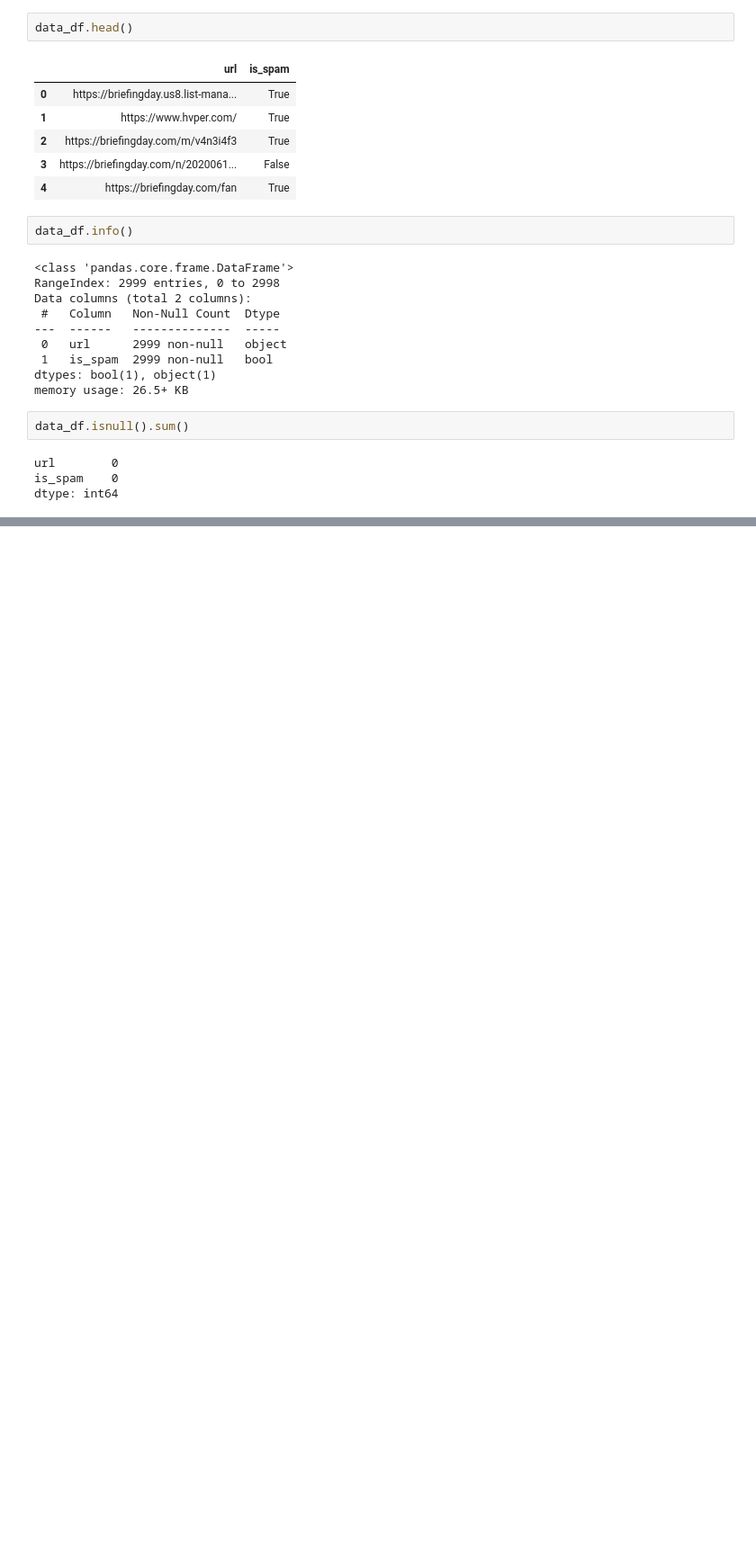
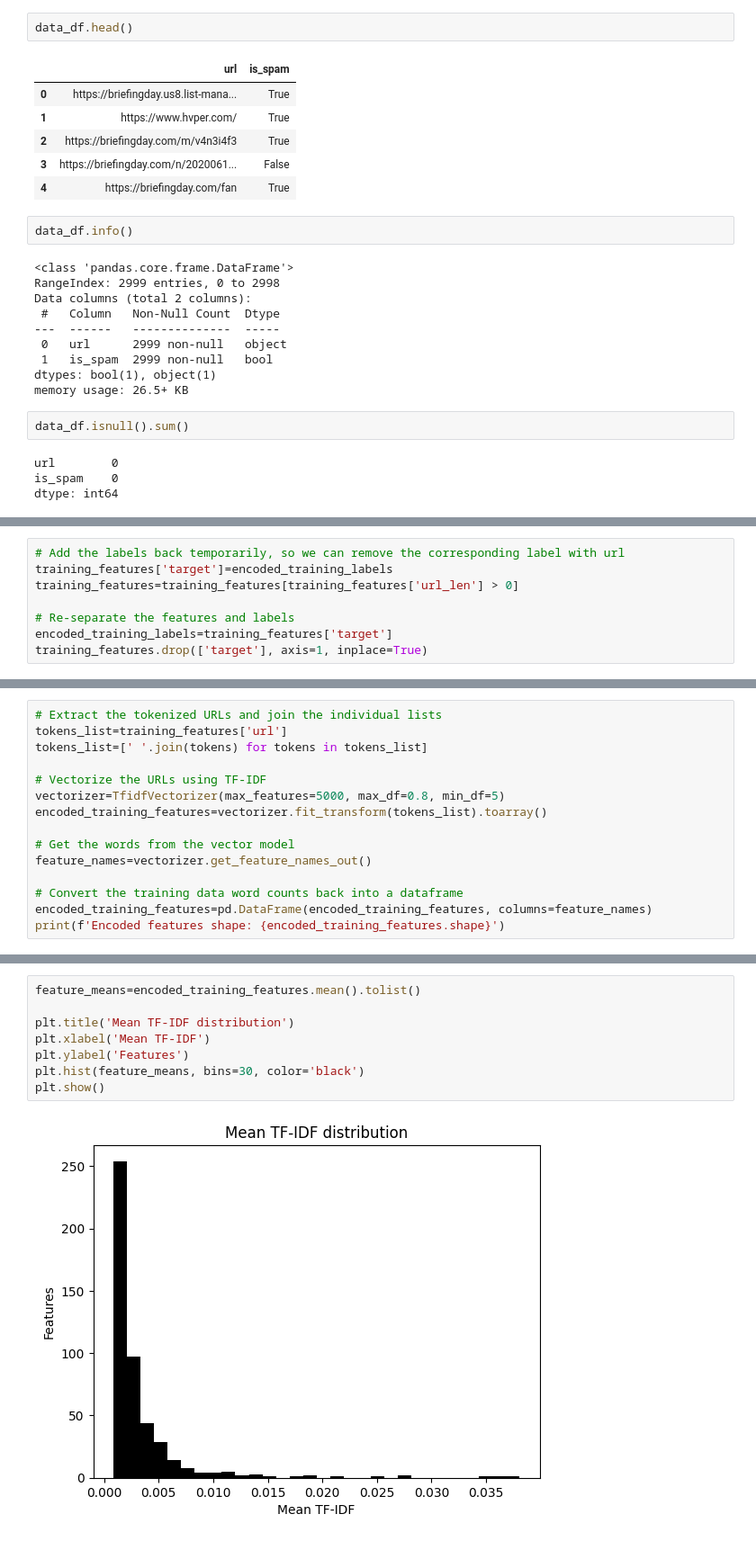
Before and after one commit to drtclem/NLP, a Jupyter notebook: src/mvp.ipynb, the cells around one changed output, grey strips where cells are left out. Shown: that part at 90% size. Saved outputs shown, nothing was run; the diff lists cells and outputs as text; blank space fills up the shorter version.

```diff
--- a/src/mvp.ipynb
+++ b/src/mvp.ipynb
@@ -87,0 +143,8 @@ dtype: int64
+# %%
+# Add the labels back temporarily, so we can remove the corresponding label with url
+training_features['target']=encoded_training_labels
+training_features=training_features[training_features['url_len'] > 0]
+
+# Re-separate the features and labels
+encoded_training_labels=training_features['target']
+training_features.drop(['target'], axis=1, inplace=True)
@@ -87,0 +169,15 @@ dtype: int64
+# %%
+# Extract the tokenized URLs and join the individual lists
+tokens_list=training_features['url']
+tokens_list=[' '.join(tokens) for tokens in tokens_list]
+
+# Vectorize the URLs using TF-IDF
+vectorizer=TfidfVectorizer(max_features=5000, max_df=0.8, min_df=5)
+encoded_training_features=vectorizer.fit_transform(tokens_list).toarray()
+
+# Get the words from the vector model
+feature_names=vectorizer.get_feature_names_out()
+
+# Convert the training data word counts back into a dataframe
+encoded_training_features=pd.DataFrame(encoded_training_features, columns=feature_names)
+print(f'Encoded features shape: {encoded_training_features.shape}')
@@ -87,0 +196,10 @@ dtype: int64
+# %%
+feature_means=encoded_training_features.mean().tolist()
+
+plt.title('Mean TF-IDF distribution')
+plt.xlabel('Mean TF-IDF')
+plt.ylabel('Features')
+plt.hist(feature_means, bins=30, color='black')
+plt.show()
+# %% [output]
+[figure, added]
```
Also changed, not shown: parts of 28 cells of this notebook.
